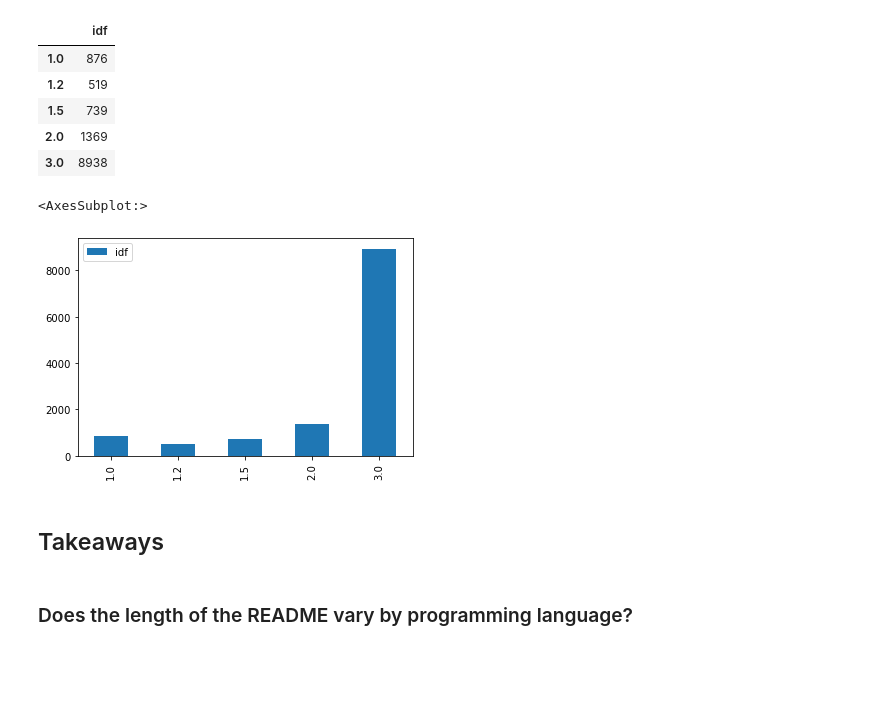
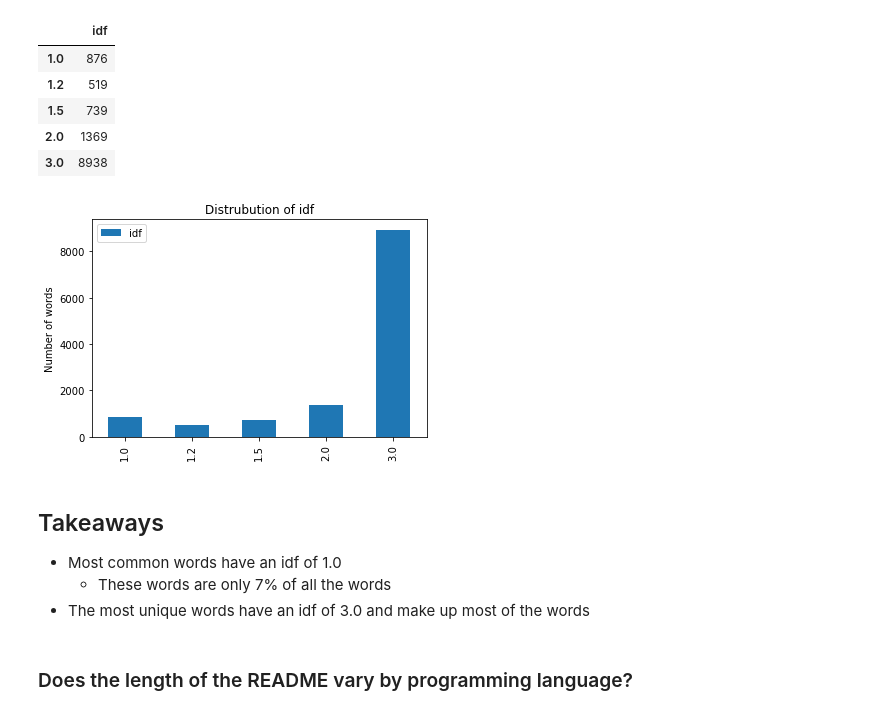
Before and after one commit to mariam-and-cindy/predicting-programming-languages, a Jupyter notebook: final_report_nlp.ipynb, the cells around one changed output. Drawn from its saved outputs; the diff is of its cells as text; code cells hidden in the pictures; blank space fills up the shorter version.

```diff
--- a/final_report_nlp.ipynb
+++ b/final_report_nlp.ipynb
@@ -308,12 +325,18 @@ idf_df.groupby(idf).count()
 | 2.0 | 1369 |
 | 3.0 | 8938 |
 # %%
-#
+# visualize
 idf_df.groupby(idf).count().plot.bar()
+plt.title('Distrubution of idf')
+plt.ylabel('Number of words')
+plt.show()
 # %% [output]
-<AxesSubplot:>
-[figure, old version]
+[figure, new version]
-# %% [markdown]
-## Takeaways
+# %% [markdown]
+## Takeaways
+
+- Most common words have an idf of 1.0
+    - These words are only 7% of all the words
+- The most unique words have an idf of 3.0 and make up most of the words
 # %% [markdown]
 ### Does the length of the README vary by programming language?
```
Also changed, not shown: parts of 21 cells of this notebook.
